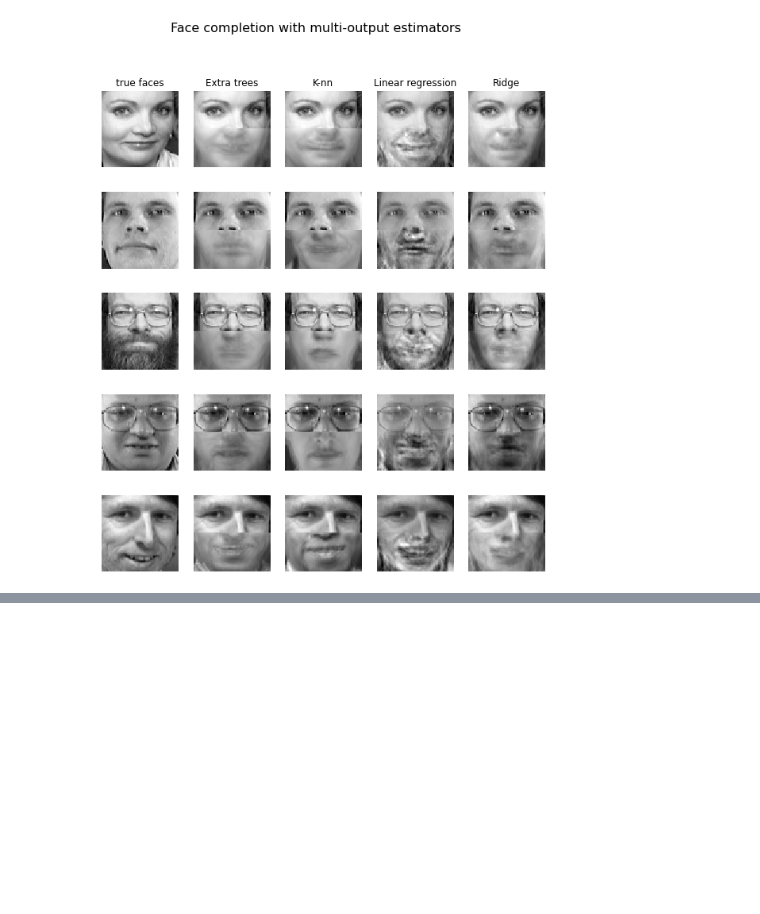
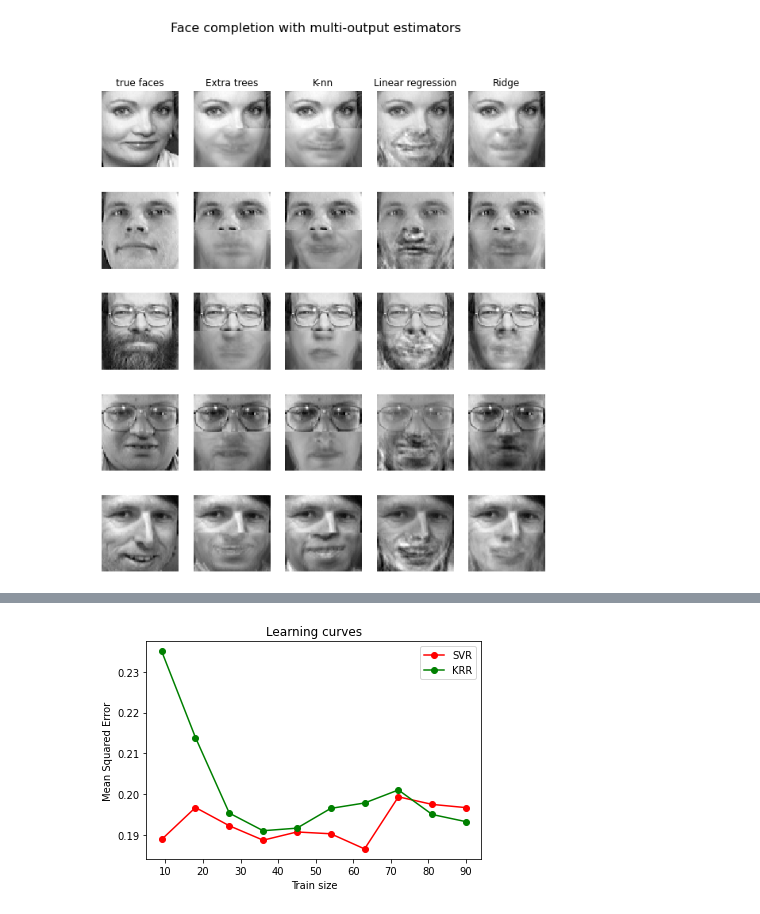
Before and after one commit to skyprince999/100-Days-Of-ML, a Jupyter notebook: Day_18_Plotting_functions_in_sklearn.ipynb, the cells around one changed output, grey strips where cells are left out. Drawn from its saved outputs; the diff is of its cells as text; code cells hidden in the pictures; blank space fills up the shorter version.

```diff
--- a/Day_18_Plotting_functions_in_sklearn.ipynb
+++ b/Day_18_Plotting_functions_in_sklearn.ipynb
@@ -323,0 +413,12 @@ plt.show()
+# %%
+import time
+
+import numpy as np
+
+from sklearn.svm import SVR
+from sklearn.model_selection import GridSearchCV
+from sklearn.model_selection import learning_curve
+from sklearn.kernel_ridge import KernelRidge
+import matplotlib.pyplot as plt
+
+rng = np.random.RandomState(0)
@@ -323,0 +537,25 @@ plt.show()
+# %%
+# Visualize learning curves
+plt.figure()
+
+svr = SVR(kernel='rbf', C=1e1, gamma=0.1)
+kr = KernelRidge(kernel='rbf', alpha=0.1, gamma=0.1)
+train_sizes, train_scores_svr, test_scores_svr = \
+    learning_curve(svr, X[:100], y[:100], train_sizes=np.linspace(0.1, 1, 10),
+                   scoring="neg_mean_squared_error", cv=10)
+train_sizes_abs, train_scores_kr, test_scores_kr = \
+    learning_curve(kr, X[:100], y[:100], train_sizes=np.linspace(0.1, 1, 10),
+                   scoring="neg_mean_squared_error", cv=10)
+
+plt.plot(train_sizes, -test_scores_svr.mean(1), 'o-', color="r",
+         label="SVR")
+plt.plot(train_sizes, -test_scores_kr.mean(1), 'o-', color="g",
+         label="KRR")
+plt.xlabel("Train size")
+plt.ylabel("Mean Squared Error")
+plt.title('Learning curves')
+plt.legend(loc="best")
+
+plt.show()
+# %% [output]
+[figure, added]
```
Also changed, not shown: parts of 13 cells of this notebook.
